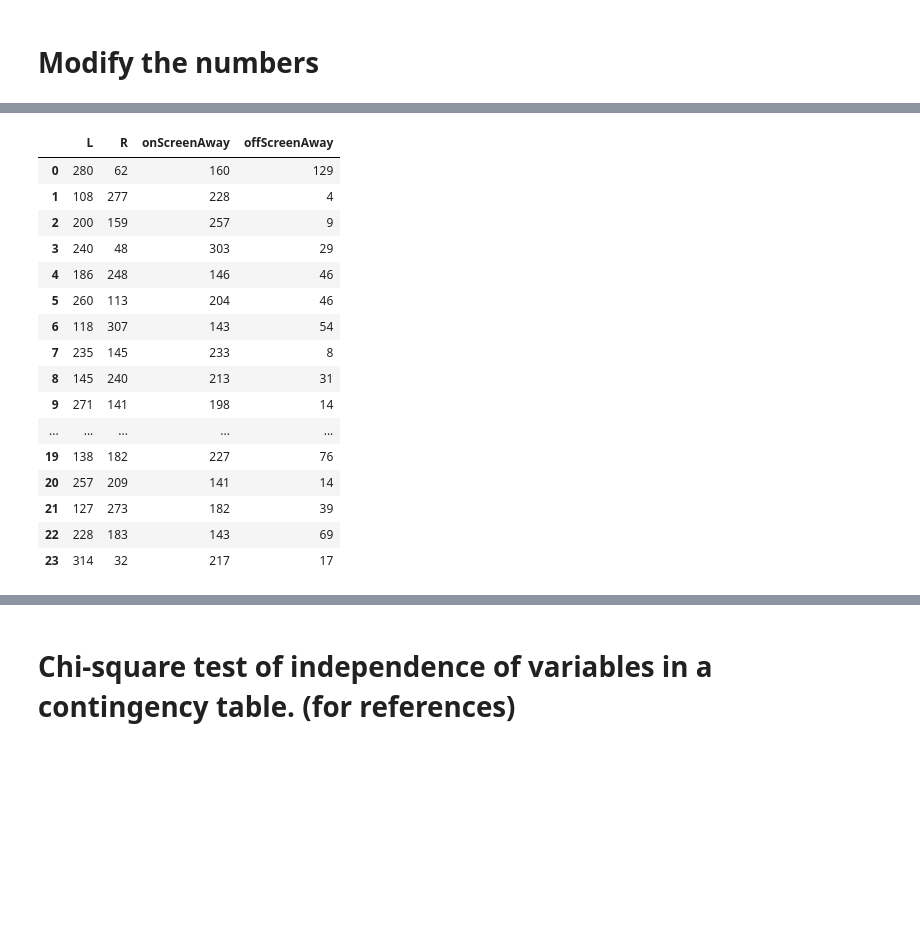
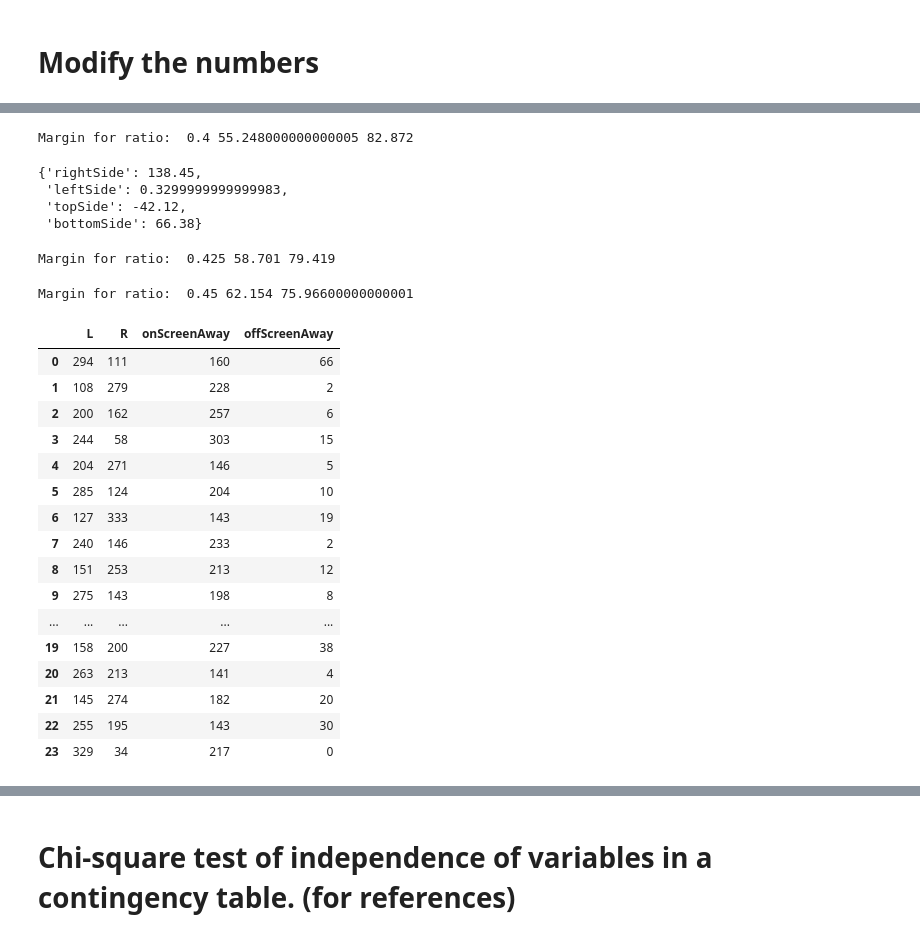
Before and after one commit to tianchu-shu/NWMSS, a Jupyter notebook: gaze.ipynb, the cells around one changed output, grey strips where cells are left out. Cells and saved outputs as stored; diff of their text form; code cells hidden in the pictures; blank space fills up the shorter version.

```diff
--- a/gaze.ipynb
+++ b/gaze.ipynb
@@ -317,11 +320,10 @@ def Location(row):
     else:
         return 'away'
 # %%
-def OnScreen(row):
+def OnScreen(row, ss, ratio):
+    leftM = (ss['rightSide']-ss['leftSide'])*ratio
+    rightM = (ss['rightSide']-ss['leftSide'])*(1-ratio)
     if row['lookAtPointX'] >leftM and row['lookAtPointX']< rightM and row['lookAtPointY']<ss['bottomSide']and row['lookAtPointY']>ss['topSide'] :
         return 'true'
     else:
         return 'false'
-# %%
-ss, leftM, rightM = Modify_screenSide(ss)
-ss
@@ -398,20 +367,9 @@ newobs, items =ReProcess(df, ss, leftM, rightM)
-# %%
-newobs
-# %% [output]
-|  | L | R | onScreenAway | offScreenAway |
-| 0 | 280 | 62 | 160 | 129 |
-| 1 | 108 | 277 | 228 | 4 |
-| 2 | 200 | 159 | 257 | 9 |
-| 3 | 240 | 48 | 303 | 29 |
-| 4 | 186 | 248 | 146 | 46 |
-| 5 | 260 | 113 | 204 | 46 |
-| 6 | 118 | 307 | 143 | 54 |
-| 7 | 235 | 145 | 233 | 8 |
-| 8 | 145 | 240 | 213 | 31 |
-| 9 | 271 | 141 | 198 | 14 |
-| ... | ... | ... | ... | ... |
-| 19 | 138 | 182 | 227 | 76 |
-| 20 | 257 | 209 | 141 | 14 |
-| 21 | 127 | 273 | 182 | 39 |
-| 22 | 228 | 183 | 143 | 69 |
-| 23 | 314 | 32 | 217 | 17 |
+# %%
+nss= Modify_screenSide(ss, 0.40)
+nss
+# %% [output]
+Margin for ratio:  0.4 55.248000000000005 82.872
+{'rightSide': 138.45,
+ 'leftSide': 0.3299999999999983,
+ 'topSide': -42.12,
+ 'bottomSide': 66.38}
@@ -417,0 +378,30 @@ newobs
+# %%
+nss425= Modify_screenSide(ss, 0.425)
+new425, items =ReProcess(df, nss45, 0.425)
+# %% [output]
+Margin for ratio:  0.425 58.701 79.419
+# %%
+nss45= Modify_screenSide(ss, 0.45)
+new45, items =ReProcess(df, nss45, 0.45)
+# %% [output]
+Margin for ratio:  0.45 62.154 75.96600000000001
+# %%
+new45
+# %% [output]
+|  | L | R | onScreenAway | offScreenAway |
+| 0 | 294 | 111 | 160 | 66 |
+| 1 | 108 | 279 | 228 | 2 |
+| 2 | 200 | 162 | 257 | 6 |
+| 3 | 244 | 58 | 303 | 15 |
+| 4 | 204 | 271 | 146 | 5 |
+| 5 | 285 | 124 | 204 | 10 |
+| 6 | 127 | 333 | 143 | 19 |
+| 7 | 240 | 146 | 233 | 2 |
+| 8 | 151 | 253 | 213 | 12 |
+| 9 | 275 | 143 | 198 | 8 |
+| ... | ... | ... | ... | ... |
+| 19 | 158 | 200 | 227 | 38 |
+| 20 | 263 | 213 | 141 | 4 |
+| 21 | 145 | 274 | 182 | 20 |
+| 22 | 255 | 195 | 143 | 30 |
+| 23 | 329 | 34 | 217 | 0 |
```
Also changed, not shown: parts of 21 cells of this notebook.
